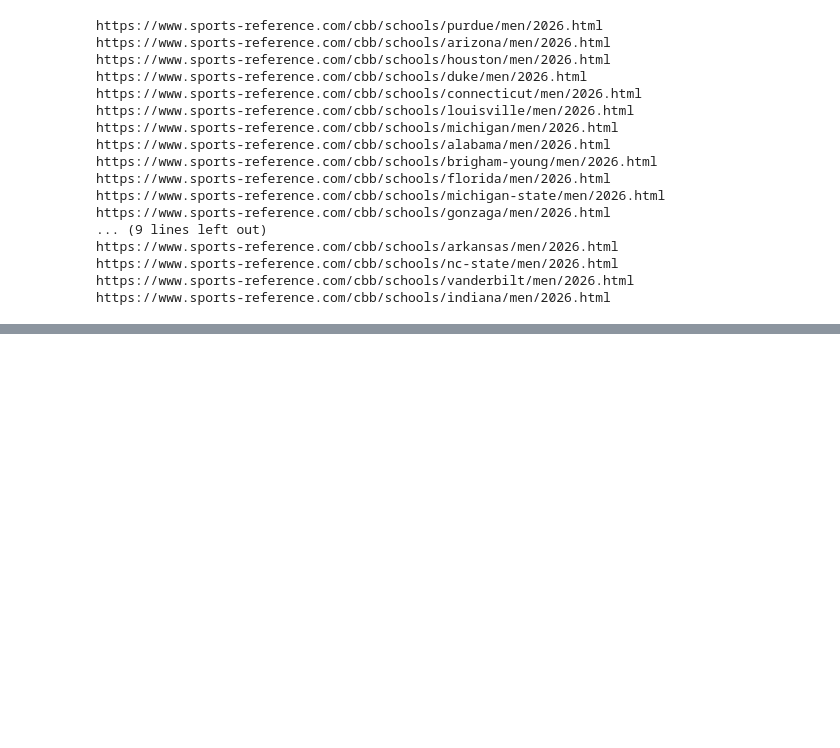
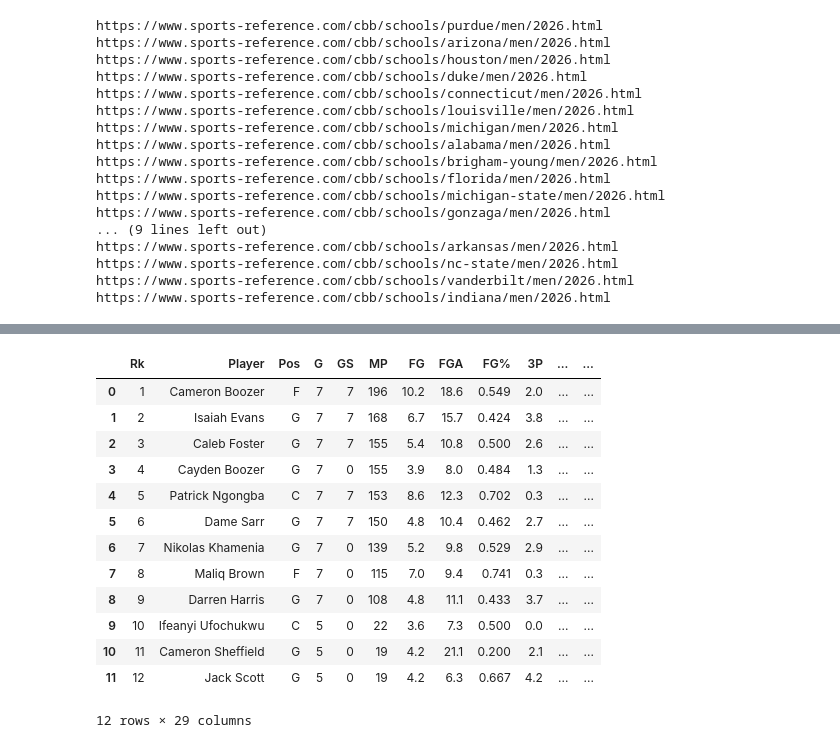
Before and after one commit to arnie12a/CollegeBasketballTracker, a Jupyter notebook: scrape/scrape.ipynb, the cells around one changed output, grey strips where cells are left out. Cells and saved outputs as stored; diff of their text form; code cells hidden in the pictures; blank space fills up the shorter version.

```diff
--- a/scrape/scrape.ipynb
+++ b/scrape/scrape.ipynb
@@ -162,0 +259,17 @@ https://www.sports-reference.com/cbb/schools/indiana/men/2026.html
+# %%
+duke_dfs[5]
+# %% [output]
+|  | Rk | Player | Pos | G | GS | MP | FG | FGA | FG% | 3P | ... | ... |
+| 0 | 1 | Cameron Boozer | F | 7 | 7 | 196 | 10.2 | 18.6 | 0.549 | 2.0 | ... | ... |
+| 1 | 2 | Isaiah Evans | G | 7 | 7 | 168 | 6.7 | 15.7 | 0.424 | 3.8 | ... | ... |
+| 2 | 3 | Caleb Foster | G | 7 | 7 | 155 | 5.4 | 10.8 | 0.500 | 2.6 | ... | ... |
+| 3 | 4 | Cayden Boozer | G | 7 | 0 | 155 | 3.9 | 8.0 | 0.484 | 1.3 | ... | ... |
+| 4 | 5 | Patrick Ngongba | C | 7 | 7 | 153 | 8.6 | 12.3 | 0.702 | 0.3 | ... | ... |
+| 5 | 6 | Dame Sarr | G | 7 | 7 | 150 | 4.8 | 10.4 | 0.462 | 2.7 | ... | ... |
+| 6 | 7 | Nikolas Khamenia | G | 7 | 0 | 139 | 5.2 | 9.8 | 0.529 | 2.9 | ... | ... |
+| 7 | 8 | Maliq Brown | F | 7 | 0 | 115 | 7.0 | 9.4 | 0.741 | 0.3 | ... | ... |
+| 8 | 9 | Darren Harris | G | 7 | 0 | 108 | 4.8 | 11.1 | 0.433 | 3.7 | ... | ... |
+| 9 | 10 | Ifeanyi Ufochukwu | C | 5 | 0 | 22 | 3.6 | 7.3 | 0.500 | 0.0 | ... | ... |
+| 10 | 11 | Cameron Sheffield | G | 5 | 0 | 19 | 4.2 | 21.1 | 0.200 | 2.1 | ... | ... |
+| 11 | 12 | Jack Scott | G | 5 | 0 | 19 | 4.2 | 6.3 | 0.667 | 4.2 | ... | ... |
+12 rows × 29 columns
```
Also changed, not shown: parts of 15 cells of this notebook.
